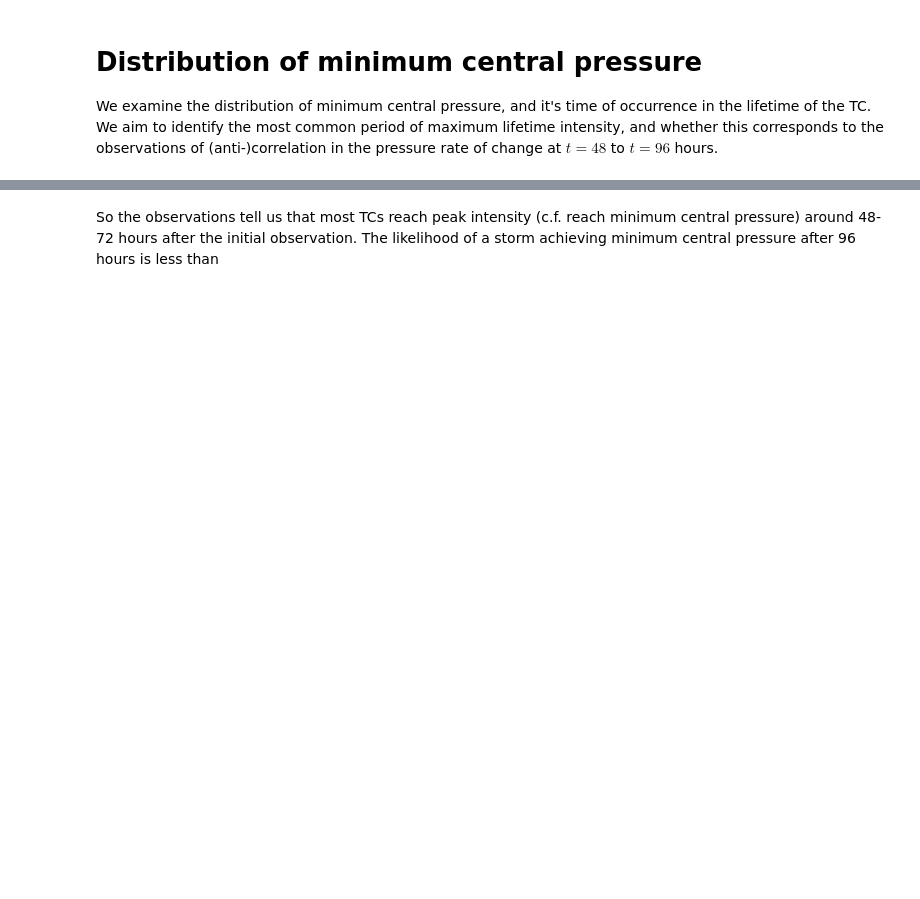
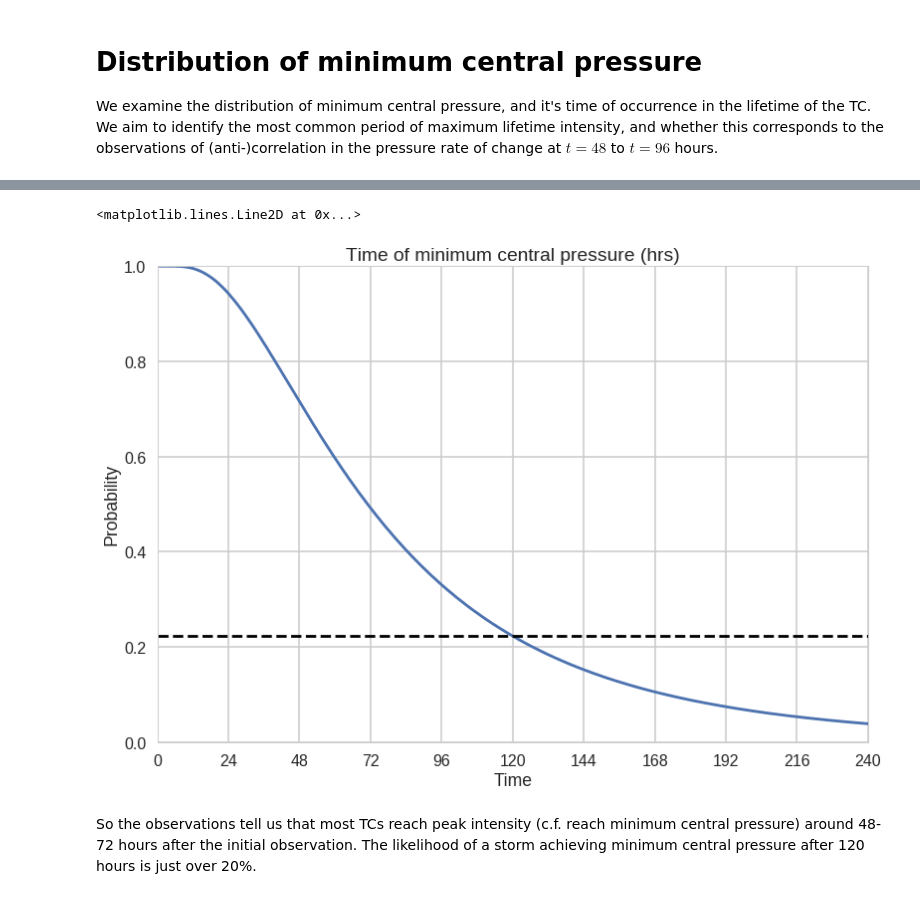
Before and after one commit to GeoscienceAustralia/tcrm, a Jupyter notebook: Distribution of minimum central pressure.ipynb, the cells around one changed output, grey strips where cells are left out. Saved outputs shown, nothing was run; the diff lists cells and outputs as text; code cells hidden in the pictures; blank space fills up the shorter version.

```diff
--- a/Distribution of minimum central pressure.ipynb
+++ b/Distribution of minimum central pressure.ipynb
@@ -158,2 +164,16 @@ ax.legend(loc=1)
+# %%
+fig, ax = plt.subplots()
+x = np.arange(0, 241, 1)
+ax.plot(x, lognorm.sf(x, *fp))
+ax.set_xlim((0, 240))
+ax.set_xticks(np.arange(0, 241, 24))
+ax.set_title("Time of minimum central pressure (hrs)")
+ax.set_xlabel("Time")
+ax.set_ylim((0,1))
+ax.set_ylabel("Probability")
+ax.axhline(lognorm.sf(120, *fp), linestyle='--', color='k')
+# %% [output]
+<matplotlib.lines.Line2D at 0x...>
+[figure, added]
 # %% [markdown]
-So the observations tell us that most TCs reach peak intensity (c.f. reach minimum central pressure) around 48-72 hours after the initial observation. The likelihood of a storm achieving minimum central pressure after 96 hours is less than
+So the observations tell us that most TCs reach peak intensity (c.f. reach minimum central pressure) around 48-72 hours after the initial observation. The likelihood of a storm achieving minimum central pressure after 120 hours is just over 20%.
```
Also changed, not shown: parts of 7 cells of this notebook, 3 other files.
